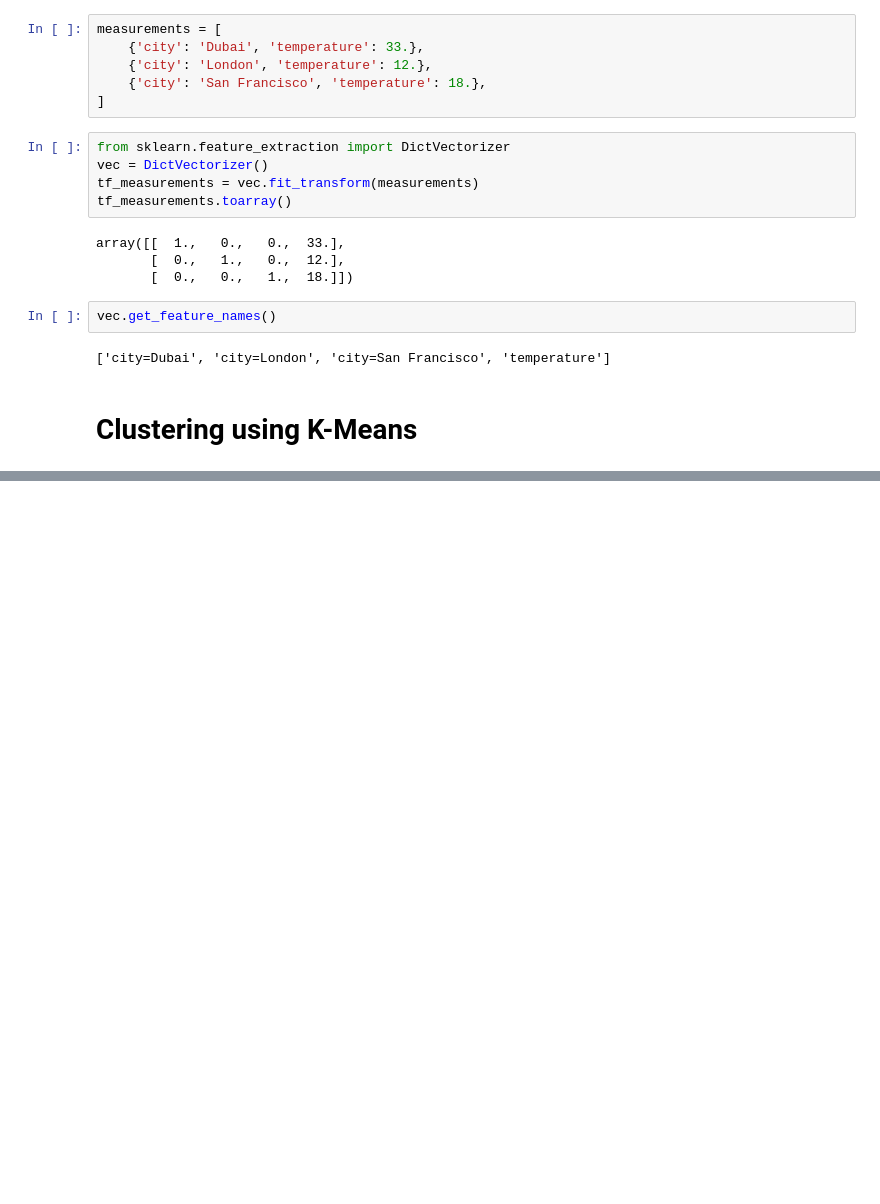
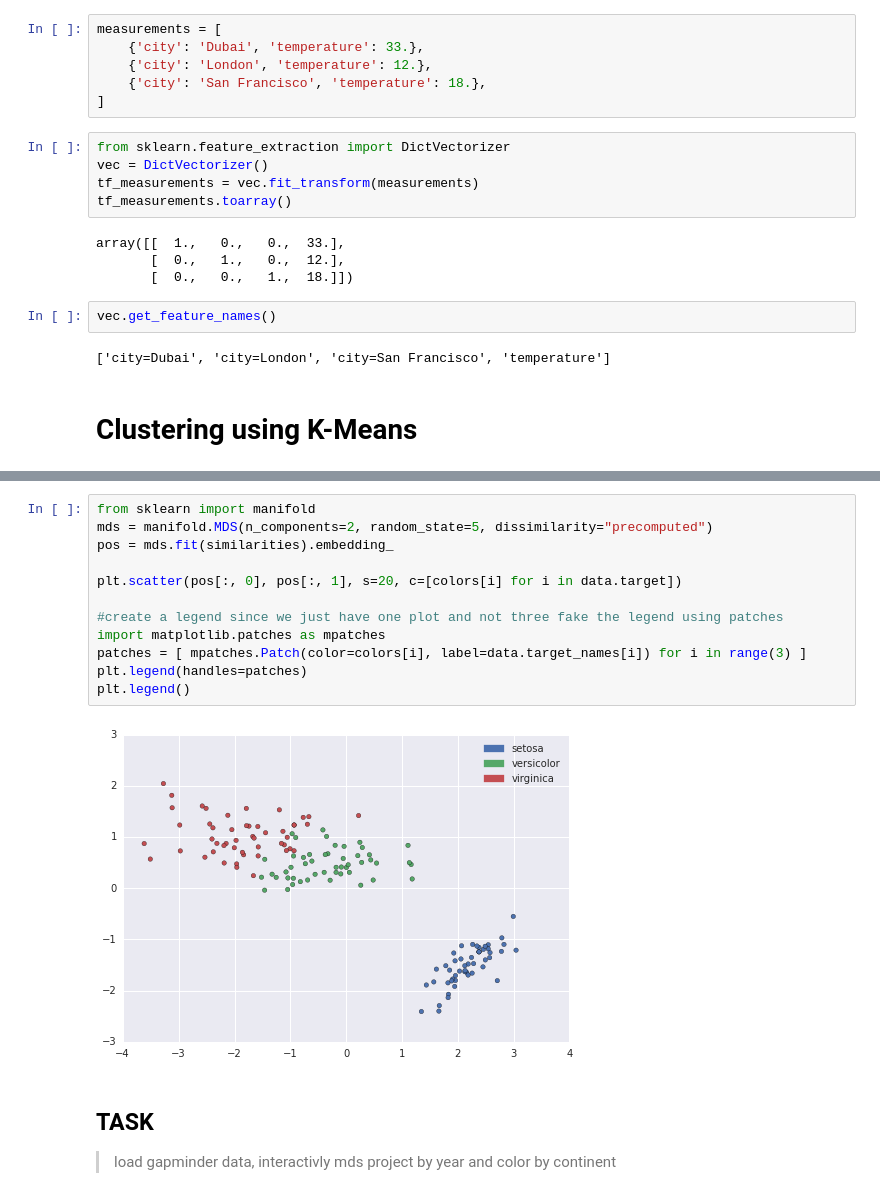
Before and after one commit to sgratzl/ipython-tutorial-VA2015, a Jupyter notebook: 04_MachineLearning.ipynb, the cells around one changed output, grey strips where cells are left out. Saved outputs shown, nothing was run; the diff lists cells and outputs as text; blank space fills up the shorter version.

```diff
--- a/04_MachineLearning.ipynb
+++ b/04_MachineLearning.ipynb
@@ -150,0 +171,18 @@ Prediction accuracy:  0.933333333333
+# %%
+from sklearn import manifold
+mds = manifold.MDS(n_components=2, random_state=5, dissimilarity="precomputed")
+pos = mds.fit(similarities).embedding_
+
+plt.scatter(pos[:, 0], pos[:, 1], s=20, c=[colors[i] for i in data.target])
+
+#create a legend since we just have one plot and not three fake the legend using patches
+import matplotlib.patches as mpatches
+patches = [ mpatches.Patch(color=colors[i], label=data.target_names[i]) for i in range(3) ]
+plt.legend(handles=patches)
+plt.legend()
+# %% [output]
+[figure, added]
+# %% [markdown]
+## TASK
+
+> load gapminder data, interactivly mds project by year and color by continent
```
Also changed, not shown: parts of 16 cells of this notebook.
